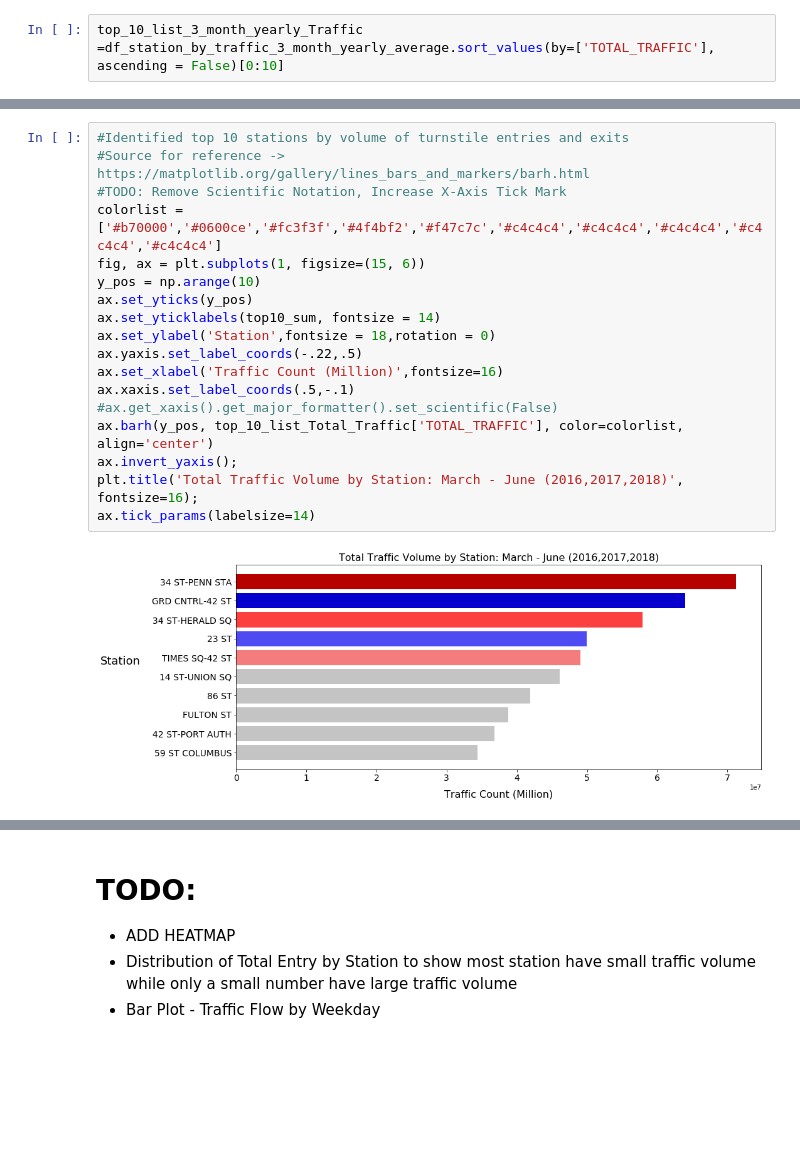
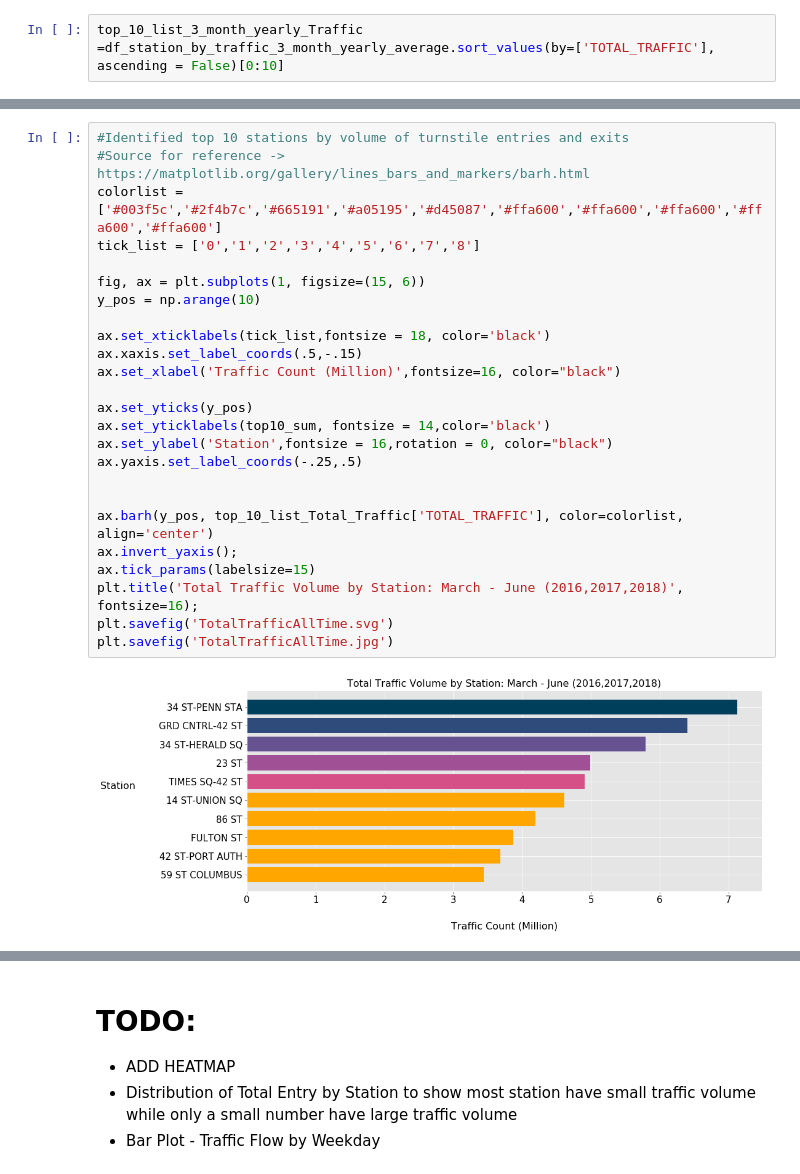
Before and after one commit to MohammadBakir/Project-Benson, a Jupyter notebook: Project Benson.ipynb, the cells around one changed output, grey strips where cells are left out. Cells and saved outputs as stored; diff of their text form; blank space fills up the shorter version.

```diff
--- a/Project Benson.ipynb
+++ b/Project Benson.ipynb
@@ -147,21 +204,28 @@ top10_avg = [i for i in top_10_list_3_month_yearly_Traffic.index]
 # %%
 #Identified top 10 stations by volume of turnstile entries and exits
 #Source for reference -> https://matplotlib.org/gallery/lines_bars_and_markers/barh.html
-#TODO: Remove Scientific Notation, Increase X-Axis Tick Mark
-colorlist = ['#b70000','#0600ce','#fc3f3f','#4f4bf2','#f47c7c','#c4c4c4','#c4c4c4','#c4c4c4','#c4c4c4','#c4c4c4']
+colorlist = ['#003f5c','#2f4b7c','#665191','#a05195','#d45087','#ffa600','#ffa600','#ffa600','#ffa600','#ffa600']
+tick_list = ['0','1','2','3','4','5','6','7','8']
+
 fig, ax = plt.subplots(1, figsize=(15, 6))
 y_pos = np.arange(10)
+
+ax.set_xticklabels(tick_list,fontsize = 18, color='black')
+ax.xaxis.set_label_coords(.5,-.15)
+ax.set_xlabel('Traffic Count (Million)',fontsize=16, color="black")
+
 ax.set_yticks(y_pos)
-ax.set_yticklabels(top10_sum, fontsize = 14)
-ax.set_ylabel('Station',fontsize = 18,rotation = 0)
-ax.yaxis.set_label_coords(-.22,.5)
-ax.set_xlabel('Traffic Count (Million)',fontsize=16)
-ax.xaxis.set_label_coords(.5,-.1)
-#ax.get_xaxis().get_major_formatter().set_scientific(False)
+ax.set_yticklabels(top10_sum, fontsize = 14,color='black')
+ax.set_ylabel('Station',fontsize = 16,rotation = 0, color="black")
+ax.yaxis.set_label_coords(-.25,.5)
+
+
 ax.barh(y_pos, top_10_list_Total_Traffic['TOTAL_TRAFFIC'], color=colorlist, align='center')
 ax.invert_yaxis();
+ax.tick_params(labelsize=15)
 plt.title('Total Traffic Volume by Station: March - June (2016,2017,2018)', fontsize=16);
-ax.tick_params(labelsize=14)
+plt.savefig('TotalTrafficAllTime.svg')
+plt.savefig('TotalTrafficAllTime.jpg')
 # %% [output]
-[figure, old version]
+[figure, new version]
 # %%
```
Also changed, not shown: parts of 23 cells of this notebook, 8 other files.
